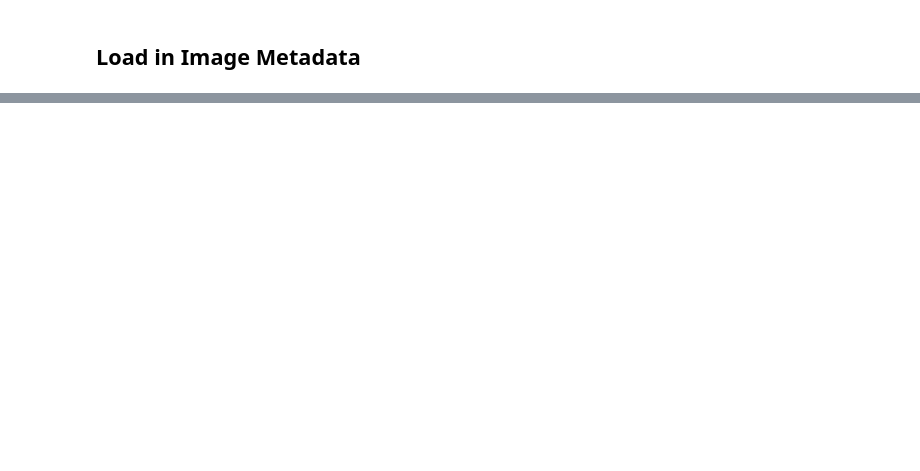
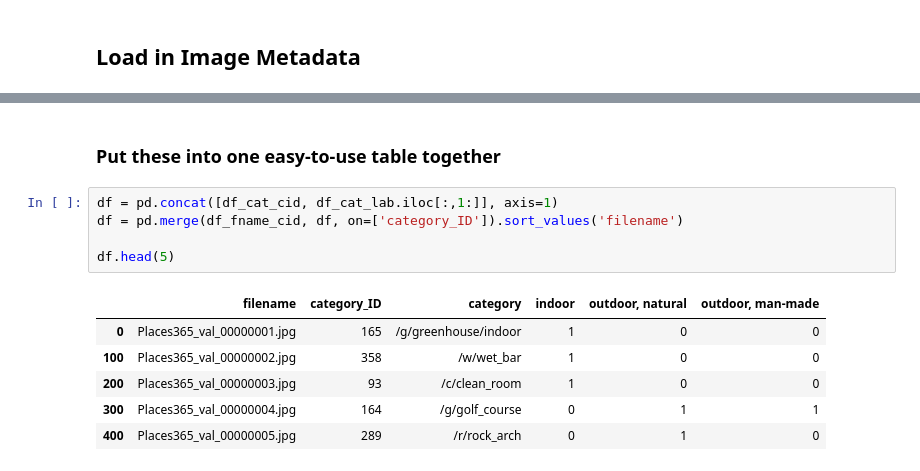
Before and after one commit to vdutell/phaseanalysis, a Jupyter notebook: category_analysis.ipynb, the cells around one changed output, grey strips where cells are left out. Saved outputs shown, nothing was run; the diff lists cells and outputs as text; blank space fills up the shorter version.

```diff
--- a/category_analysis.ipynb
+++ b/category_analysis.ipynb
@@ -32 +51,15 @@ df_hierarchy.head(5)
+# %% [markdown]
+### Put these into one easy-to-use table together
+# %%
+df = pd.concat([df_cat_cid, df_cat_lab.iloc[:,1:]], axis=1)
+df = pd.merge(df_fname_cid, df, on=['category_ID']).sort_values('filename')
+
+df.head(5)
+# %% [output]
+|  | filename | category_ID | category | indoor | outdoor, natural | outdoor, man-made |
+| 0 | Places365_val_00000001.jpg | 165 | /g/greenhouse/indoor | 1 | 0 | 0 |
+| 100 | Places365_val_00000002.jpg | 358 | /w/wet_bar | 1 | 0 | 0 |
+| 200 | Places365_val_00000003.jpg | 93 | /c/clean_room | 1 | 0 | 0 |
+| 300 | Places365_val_00000004.jpg | 164 | /g/golf_course | 0 | 1 | 1 |
+| 400 | Places365_val_00000005.jpg | 289 | /r/rock_arch | 0 | 1 | 0 |
 # %% [markdown]
```
Also changed, not shown: parts of 14 cells of this notebook, 1 other file.
